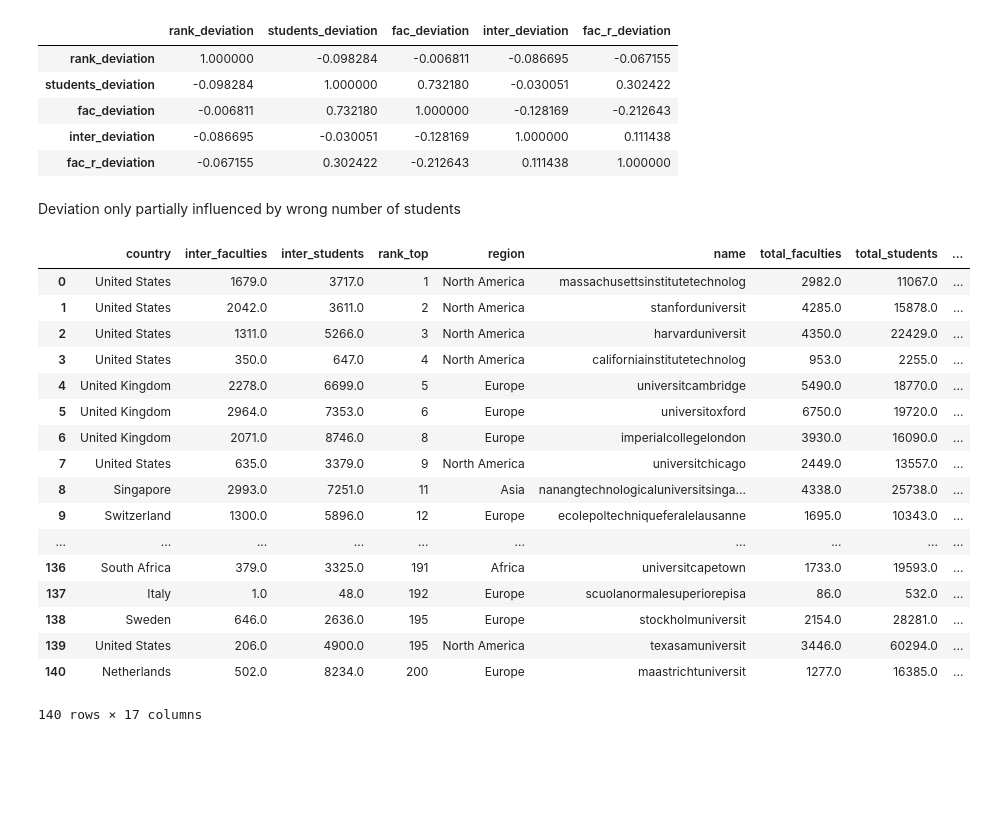
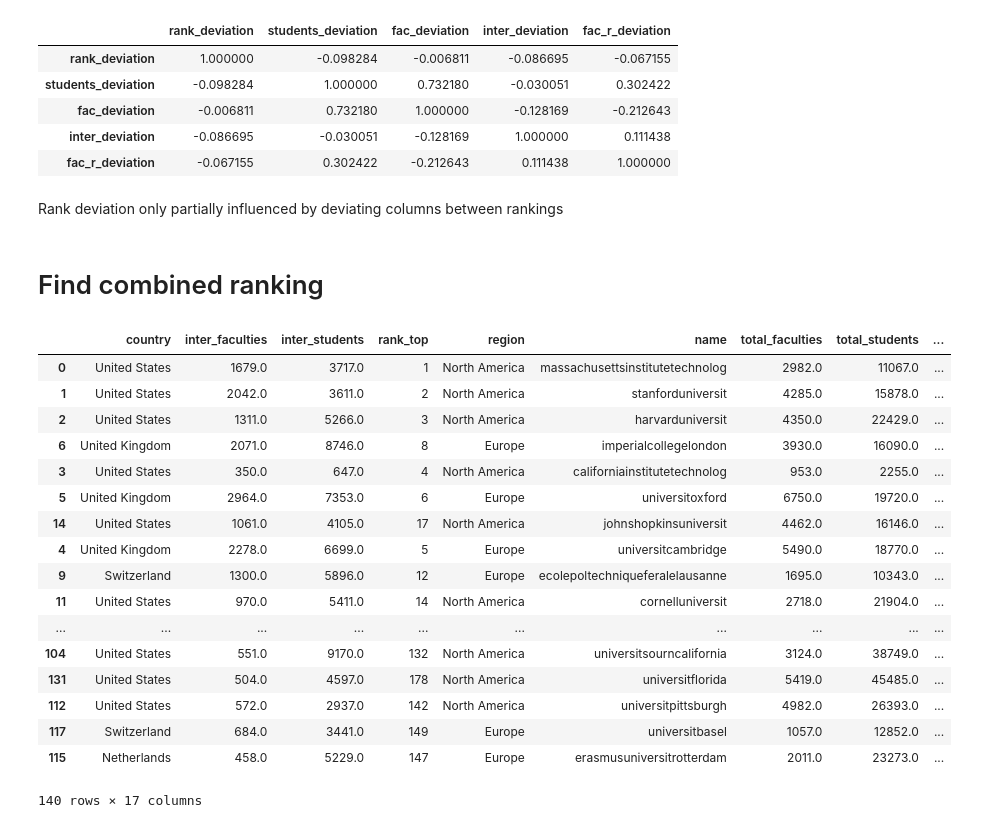
Before and after one commit to maxpr/ADA, a Jupyter notebook: 02 - Data from the Web/Homework2.ipynb, the cells around one changed output. Drawn from its saved outputs; the diff is of its cells as text; code cells hidden in the pictures; blank space fills up the shorter version.

```diff
--- a/02 - Data from the Web/Homework2.ipynb
+++ b/02 - Data from the Web/Homework2.ipynb
@@ -911,8 +924,10 @@ df_deviation[["rank_deviation","students_deviation","fac_deviation", "inter_devi
 | fac_deviation | -0.006811 | 0.732180 | 1.000000 | -0.128169 | -0.212643 |
 | inter_deviation | -0.086695 | -0.030051 | -0.128169 | 1.000000 | 0.111438 |
 | fac_r_deviation | -0.067155 | 0.302422 | -0.212643 | 0.111438 | 1.000000 |
-# %% [markdown]
-Deviation only partially influenced by wrong number of students
+# %% [markdown]
+Rank deviation only partially influenced by deviating columns between rankings
+# %% [markdown]
+# Find combined ranking
 # %%
 def applyRanking(row):
 
@@ -941,45 +956,45 @@ column3 = (df.ratio_inter-minB)/(maxB-minB)
 a = ((df.rank_top*column + df.rank_times*(1-column)) + (df.rank_times*column2 + df.rank_top*(1-column2)))/4
 
 #use most correlated variable to both ranking to do a mean
 b = ((df.rank_top+df.rank_times)*column3)/(2*column3.std()/column3.mean())
 
 
 
 #INVERSE NORMALIZE THE RANKING
 
 maxRtop= df.rank_top.max()
 minRtop= df.rank_top.min()
 
 columnTop = (1-(df.rank_top-minRtop)/(maxRtop-minRtop))
 
 maxRtimes = df.rank_times.max()
 minRtimes = df.rank_times.min()
 
 columnTimes = (1-(df.rank_times-minRtimes)/(maxRtimes-minRtimes))
 
 
 test = (column*0.477066+0.350235*column2+0.2*column3+4*columnTimes+4*columnTop).sort_values(ascending=False)
 #total_rank = df.loc[test.index].apply(applyRanking, axis=1)
 total_ranking = pd.DataFrame(df.loc[test.index].reset_index().apply(applyRanking, axis=1).values, index=df.index , columns=['total_rank'])
 
 final_df = df.join(total_ranking)
-final_df
+final_df.sort_values(["total_rank"])
 # %% [output]
 |  | country | inter_faculties | inter_students | rank_top | region | name | total_faculties | total_students | ... |
 | 0 | United States | 1679.0 | 3717.0 | 1 | North America | massachusettsinstitutetechnolog | 2982.0 | 11067.0 | ... |
 | 1 | United States | 2042.0 | 3611.0 | 2 | North America | stanforduniversit | 4285.0 | 15878.0 | ... |
 | 2 | United States | 1311.0 | 5266.0 | 3 | North America | harvarduniversit | 4350.0 | 22429.0 | ... |
+| 6 | United Kingdom | 2071.0 | 8746.0 | 8 | Europe | imperialcollegelondon | 3930.0 | 16090.0 | ... |
 | 3 | United States | 350.0 | 647.0 | 4 | North America | californiainstitutetechnolog | 953.0 | 2255.0 | ... |
+| 5 | United Kingdom | 2964.0 | 7353.0 | 6 | Europe | universitoxford | 6750.0 | 19720.0 | ... |
+| 14 | United States | 1061.0 | 4105.0 | 17 | North America | johnshopkinsuniversit | 4462.0 | 16146.0 | ... |
 | 4 | United Kingdom | 2278.0 | 6699.0 | 5 | Europe | universitcambridge | 5490.0 | 18770.0 | ... |
-| 5 | United Kingdom | 2964.0 | 7353.0 | 6 | Europe | universitoxford | 6750.0 | 19720.0 | ... |
-| 6 | United Kingdom | 2071.0 | 8746.0 | 8 | Europe | imperialcollegelondon | 3930.0 | 16090.0 | ... |
-| 7 | United States | 635.0 | 3379.0 | 9 | North America | universitchicago | 2449.0 | 13557.0 | ... |
-| 8 | Singapore | 2993.0 | 7251.0 | 11 | Asia | nanangtechnologicaluniversitsinga... | 4338.0 | 25738.0 | ... |
 | 9 | Switzerland | 1300.0 | 5896.0 | 12 | Europe | ecolepoltechniqueferalelausanne | 1695.0 | 10343.0 | ... |
+| 11 | United States | 970.0 | 5411.0 | 14 | North America | cornelluniversit | 2718.0 | 21904.0 | ... |
 | ... | ... | ... | ... | ... | ... | ... | ... | ... | ... |
-| 136 | South Africa | 379.0 | 3325.0 | 191 | Africa | universitcapetown | 1733.0 | 19593.0 | ... |
-| 137 | Italy | 1.0 | 48.0 | 192 | Europe | scuolanormalesuperiorepisa | 86.0 | 532.0 | ... |
-| 138 | Sweden | 646.0 | 2636.0 | 195 | Europe | stockholmuniversit | 2154.0 | 28281.0 | ... |
-| 139 | United States | 206.0 | 4900.0 | 195 | North America | texasamuniversit | 3446.0 | 60294.0 | ... |
-| 140 | Netherlands | 502.0 | 8234.0 | 200 | Europe | maastrichtuniversit | 1277.0 | 16385.0 | ... |
+| 104 | United States | 551.0 | 9170.0 | 132 | North America | universitsourncalifornia | 3124.0 | 38749.0 | ... |
+| 131 | United States | 504.0 | 4597.0 | 178 | North America | universitflorida | 5419.0 | 45485.0 | ... |
+| 112 | United States | 572.0 | 2937.0 | 142 | North America | universitpittsburgh | 4982.0 | 26393.0 | ... |
+| 117 | Switzerland | 684.0 | 3441.0 | 149 | Europe | universitbasel | 1057.0 | 12852.0 | ... |
+| 115 | Netherlands | 458.0 | 5229.0 | 147 | Europe | erasmusuniversitrotterdam | 2011.0 | 23273.0 | ... |
 140 rows × 17 columns
```
Also changed, not shown: parts of 7 cells of this notebook.
